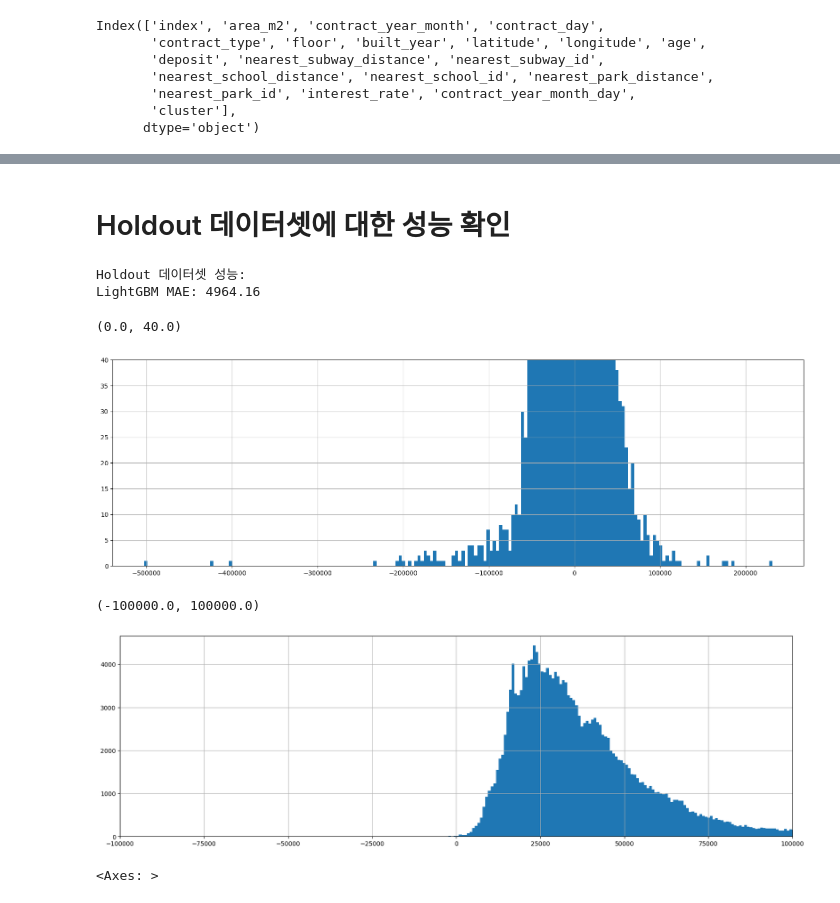
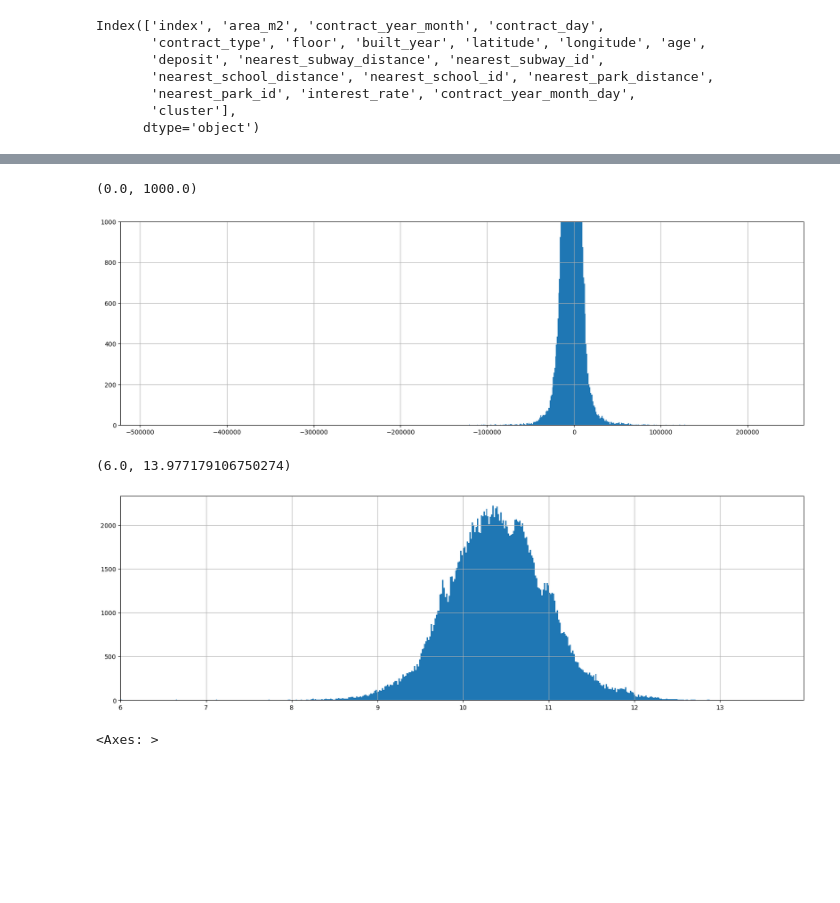
Before and after one commit to boostcampaitech7/level2-competitiveds-recsys-09, a Jupyter notebook: code/code/clustering.ipynb, the cells around one changed output, grey strips where cells are left out. Drawn from its saved outputs; the diff is of its cells as text; code cells hidden in the pictures; blank space fills up the shorter version.

```diff
--- a/code/code/clustering.ipynb
+++ b/code/code/clustering.ipynb
@@ -160,7 +151,0 @@ train_df = train_df[~((train_df['contract_year_month_day'] >= holdout_start) & (
-# %%
-X_train = train_df.drop(columns=['deposit'])
-y_train = train_df['deposit']
-log_y_train = np.log1p(y_train)
-X_holdout = holdout_data.drop(columns=['deposit'])
-y_holdout = holdout_data['deposit']
-log_y_holdout = np.log1p(y_holdout)
@@ -205,11 +227,0 @@ Text(0.5, 1.0, 'Feature importance')
-# %% [markdown]
-# Holdout 데이터셋에 대한 성능 확인
-# %%
-lgb_holdout_pred = lgb_model.predict(X_holdout)
-# lgb_holdout_pred = np.expm1(lgb_holdout_pred_log)
-lgb_holdout_mae = mean_absolute_error(y_holdout, lgb_holdout_pred)
-print("Holdout 데이터셋 성능:")
-print(f"LightGBM MAE: {lgb_holdout_mae:.2f}")
-# %% [output]
-Holdout 데이터셋 성능:
-LightGBM MAE: 4964.16
@@ -220,16 +229,18 @@ LightGBM MAE: 4964.16
 # target_holdout.hist(bins=50, figsize=(20, 6))
 pred_df = pd.DataFrame({'pred': lgb_holdout_pred, 'target': y_holdout})
 pred_df["diff"] = pred_df["pred"] - pred_df["target"]
-pred_df["diff"].hist(bins=200, figsize=(20, 6))
-plt.ylim(0, 40)
+pred_df["diff"].hist(bins=800, figsize=(20, 6))
+# plt.xlim(-50000, 50000)
+plt.ylim(0, 1000)
 # %% [output]
-(0.0, 40.0)
+(0.0, 1000.0)
-[figure, old version]
+[figure, new version]
 # %%
 np.log1p(pred_df["pred"]).hist(bins=800, figsize=(20, 6))
+plt.xlim(6)
 # %% [output]
-(-100000.0, 100000.0)
+(6.0, 13.977179106750274)
-[figure, old version]
+[figure, new version]
 # %%
 np.log1p(pred_df["target"]).hist(bins=800, figsize=(20, 6))
 # plt.xlim(10, 11)
```
Also changed, not shown: parts of 18 cells of this notebook.
